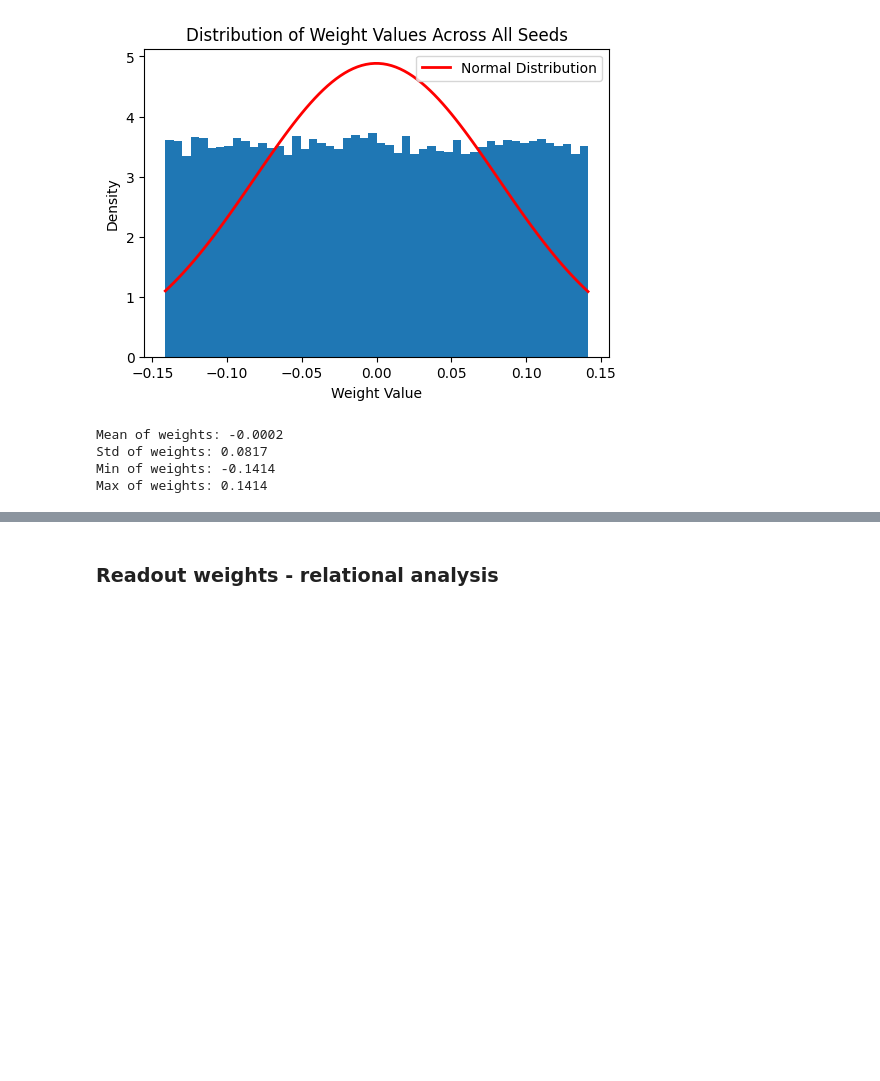
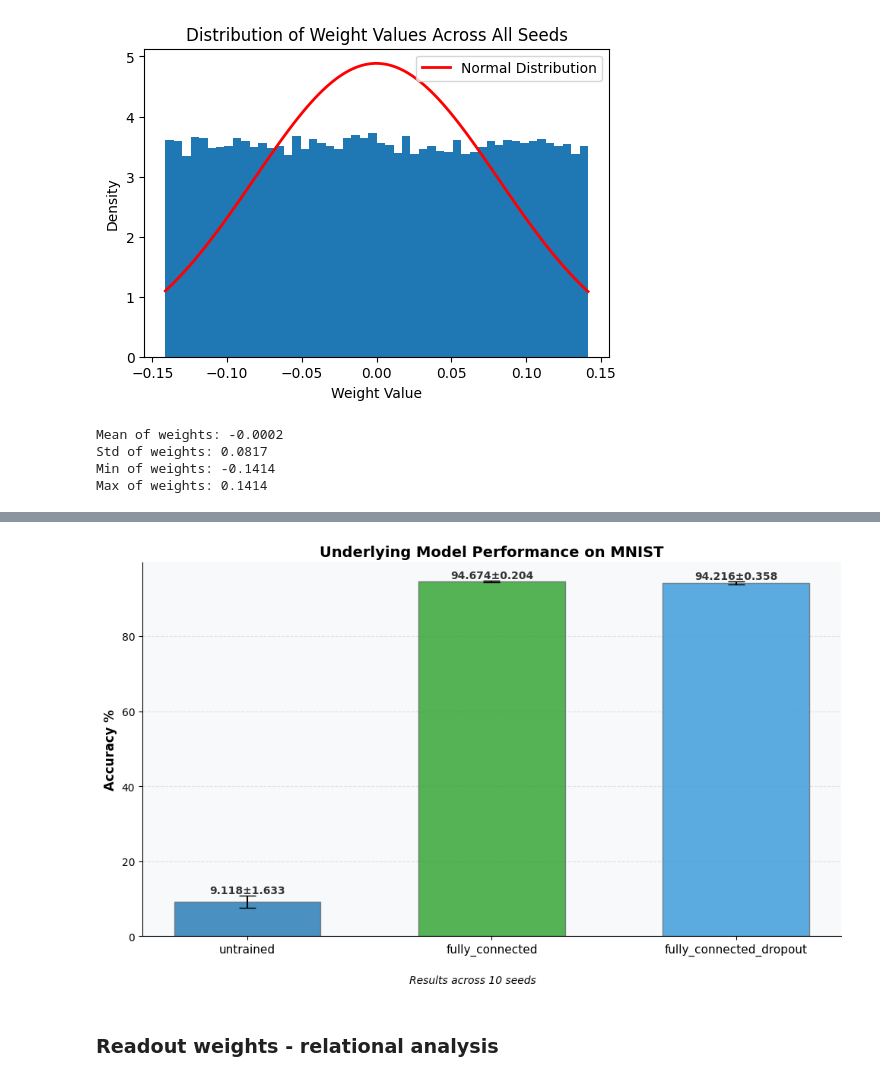
Before and after one commit to entropicbloom/intentionality, a Jupyter notebook: underlying/underlying_model_weights_analysis.ipynb, the cells around one changed output, grey strips where cells are left out. Saved outputs shown, nothing was run; the diff lists cells and outputs as text; code cells hidden in the pictures; blank space fills up the shorter version.

```diff
--- a/underlying/underlying_model_weights_analysis.ipynb
+++ b/underlying/underlying_model_weights_analysis.ipynb
@@ -54,3 +176,50 @@ Max of weights: 0.1414
+# %%
+# Create bar chart
+plt.figure(figsize=(10, 6))
+models = list(results.keys())
+x_pos = np.arange(len(models))
+
+# Define a nice color palette of blues and greens
+colors = ['#1f77b4', '#2ca02c', '#3498db', '#2ecc71', '#21618c', '#28b463']
+if len(models) > len(colors):
+    # If we have more models than colors, cycle through the colors
+    colors = colors * (len(models) // len(colors) + 1)
+
+# Make bars thinner by adjusting width parameter
+plt.bar(x_pos, [means[m] for m in models], yerr=[stds[m] for m in models],
+        align='center', alpha=0.8, capsize=8, color=colors[:len(models)],
+        edgecolor='dimgray', linewidth=1, width=0.6)  # Reduced width for thinner bars
+
+# Improve the styling
+plt.xticks(x_pos, models, fontsize=11, rotation=30 if len(models) > 4 else 0, ha='right' if len(models) > 4 else 'center')
+plt.ylabel('Accuracy %', fontsize=12, fontweight='bold')
+plt.title(f'Underlying Model Performance on {dataset_type.upper()}', fontsize=14, fontweight='bold')
+plt.grid(axis='y', linestyle='--', alpha=0.3)
+
+# Add a subtle background color
+plt.gca().set_facecolor('#f8f9fa')
+plt.rcParams['axes.axisbelow'] = True
+
+# Remove top and right borders
+plt.gca().spines['top'].set_visible(False)
+plt.gca().spines['right'].set_visible(False)
+
+# Add text labels on top of bars - improved visibility
+for i, model in enumerate(models):
+    plt.text(i, means[model] + stds[model] + 0.01,
+             f'{means[model]:.3f}±{stds[model]:.3f}',
+             ha='center', va='bottom', fontsize=10, fontweight='bold', color='#333333')
+
+# Add a note about the seeds - improved position and visibility
+plt.figtext(0.5, 0.01, f'Results across {num_seeds} seeds',
+            ha='center', va='bottom', fontsize=10, fontstyle='italic',
+            bbox=dict(facecolor='white', alpha=0.8, edgecolor='none', pad=3))
+
+plt.tight_layout(rect=[0, 0.05, 1, 1])  # Adjust layout to make room for the seeds note
+plt.savefig(f'{dataset_type}_model_comparison.png', dpi=300, bbox_inches='tight')
+plt.show()
+# %% [output]
+[figure, added]
 # %% [markdown]
 ### Readout weights - relational analysis
 # %%
```
Also changed, not shown: parts of 10 cells of this notebook.
